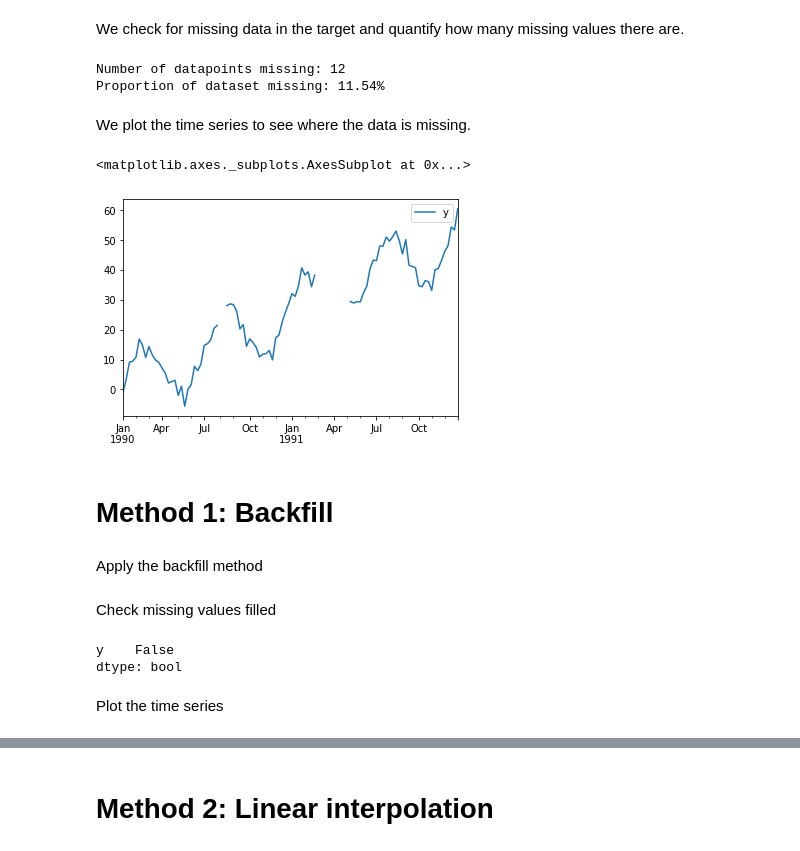
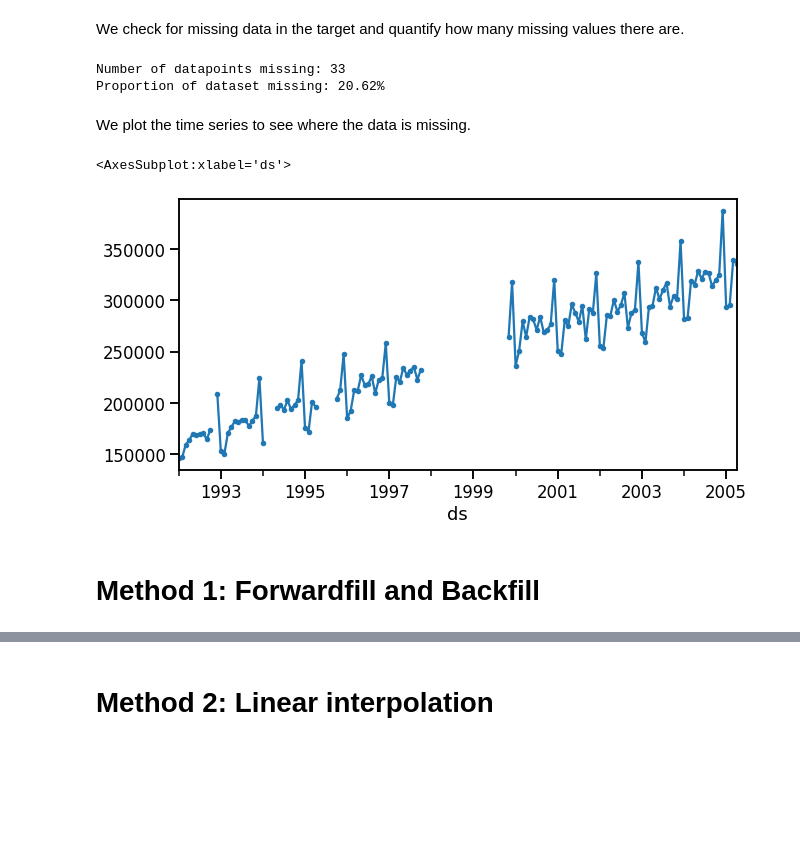
Before and after one commit to trainindata/feature-engineering-for-time-series-forecasting, a Jupyter notebook: 02-Exploratory-Data-Analysis/Missing-Data.ipynb, the cells around one changed output, grey strips where cells are left out. Saved outputs shown, nothing was run; the diff lists cells and outputs as text; code cells hidden in the pictures; blank space fills up the shorter version.

Commit message:
Add missing data notebook

```diff
--- a/02-Exploratory-Data-Analysis/Missing-Data.ipynb
+++ b/02-Exploratory-Data-Analysis/Missing-Data.ipynb
@@ -3,5 +3,8 @@ This notebook illustrates methods to fill missing data for a time series using p
 # %%
+%matplotlib inline
 import matplotlib.pyplot as plt
 import pandas as pd
 import numpy as np
+import seaborn as sns
+sns.set_context('talk')
 # %% [markdown]
@@ -19,0 +15,6 @@ df = pd.DataFrame(data=data, index=dates, columns=['y'])
+# %%
+df = pd.read_csv('../Datasets/example_air_passengers.csv', parse_dates=['ds'], index_col=['ds'], nrows=160)
+df.iloc[10:11] = np.NaN
+df.iloc[25:28] = np.NaN
+df.iloc[40:45] = np.NaN
+df.iloc[70:94] = np.NaN
@@ -27,16 +38,14 @@ n_missing = df['y'].isnull().sum()
 print(f"Number of datapoints missing: {n_missing}")
 print(f"Proportion of dataset missing: {n_missing/len(df):.2%}")
 # %% [output]
-Number of datapoints missing: 12
-Proportion of dataset missing: 11.54%
+Number of datapoints missing: 33
+Proportion of dataset missing: 20.62%
 # %% [markdown]
 We plot the time series to see where the data is missing.
-# %%
-df.plot()
-# %% [output]
-<matplotlib.axes._subplots.AxesSubplot at 0x...>
-[figure, removed]
+# %%
+df.plot(marker='.', figsize=[10, 5], legend=None)
+# %% [output]
+<AxesSubplot:xlabel='ds'>
+[figure, added]
 # %% [markdown]
-# Method 1: Backfill
+# Method 1: Forwardfill and Backfill
-# %% [markdown]
-Apply the backfill method
@@ -45,9 +51,0 @@ df_ = df.fillna(method='backfill')
-# %% [markdown]
-Check missing values filled
-# %%
-df_.isnull().any()
-# %% [output]
-y    False
-dtype: bool
-# %% [markdown]
-Plot the time series
```
Also changed, not shown: parts of 66 cells of this notebook.
